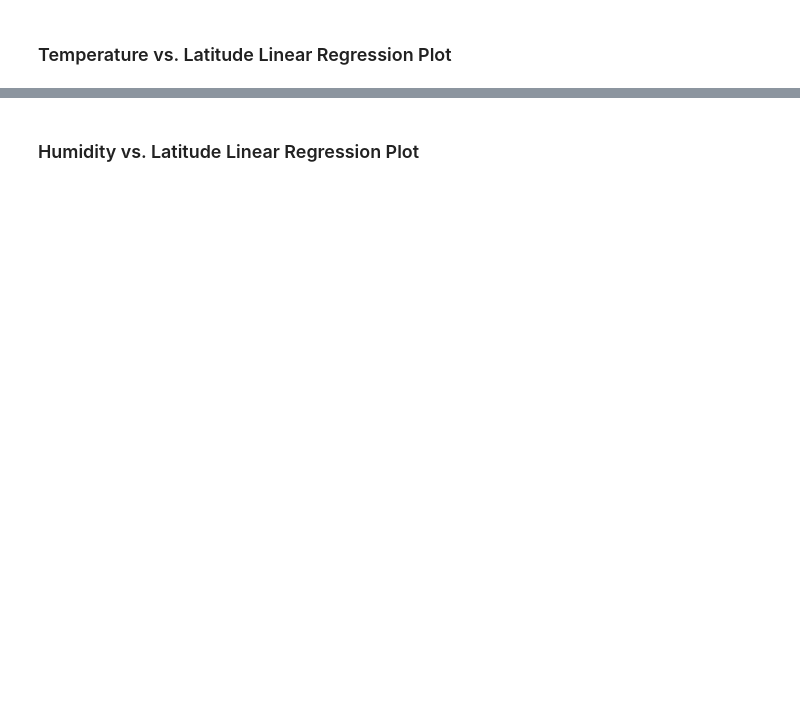
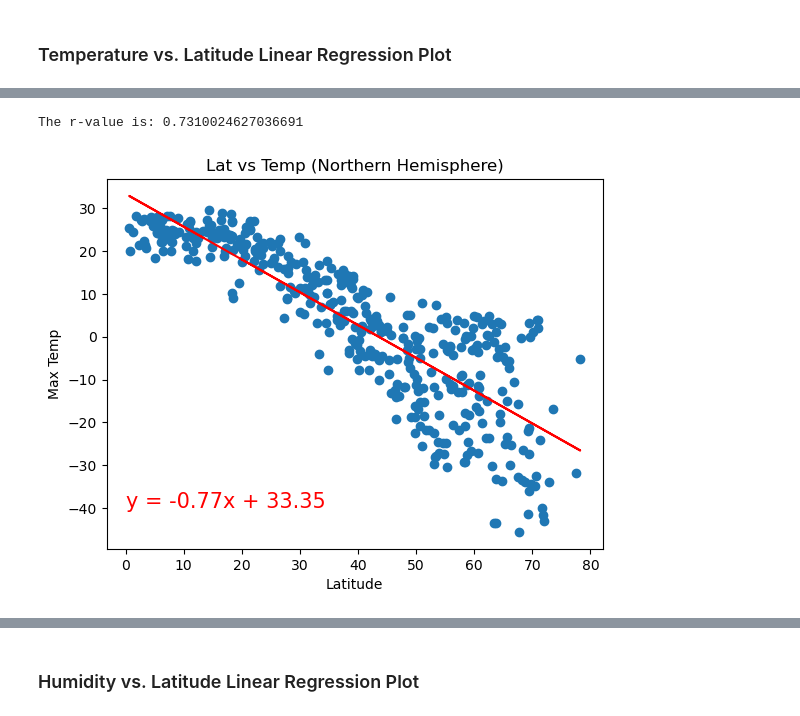
Before and after one commit to tfowler94/python-api-challenge, a Jupyter notebook: WeatherPy/WeatherPy.ipynb, the cells around one changed output, grey strips where cells are left out. Saved outputs shown, nothing was run; the diff lists cells and outputs as text; code cells hidden in the pictures; blank space fills up the shorter version.

```diff
--- a/WeatherPy/WeatherPy.ipynb
+++ b/WeatherPy/WeatherPy.ipynb
@@ -307,5 +271,15 @@ def Create_Linear_Regression_Plot(x_values, y_values, ylabeltext, charttitle, la
     (slope, intercept, rvalue, pvalue, stderr) = linregress(x_values, y_values)
     Regress_Values = x_values * slope + intercept
     Line_Equation_Label = f"y = {str(round(slope,2))}x + {str(round(intercept,2))}"
+
+    # Plot the Regression
+    plt.scatter(x_values,y_values)
+    plt.plot(x_values,Regress_Values,"red")
+    plt.annotate(Line_Equation_Label,labellocation,fontsize=15,color="red")
+    plt.xlabel('Latitude')
+    plt.ylabel(ylabeltext)
+    plt.title(charttitle)
+    print(f"The r-value is: {rvalue**2}")
+    plt.show()
 # %%
 # Create a DataFrame with the Northern Hemisphere data (Latitude >= 0)
@@ -346,4 +314,7 @@ The r-value is: 0.7161472181434118
 # %%
-x_values = northern_hemi_df["Latitude"]
-y_values = northern_hemi_df["Max Temperature"]
-Create_Linear_Regression_Plot(x_values, y_values, 'Max Temp')
+x_values = northern_hemi_df["Lat"]
+y_values = northern_hemi_df["Max Temp"]
+Create_Linear_Regression_Plot(x_values, y_values, 'Max Temp',"Lat vs Temp (Northern Hemisphere)",(0,-40))
+# %% [output]
+The r-value is: 0.7310024627036691
+[figure, added]
```
Also changed, not shown: parts of 36 cells of this notebook, 5 other files.
